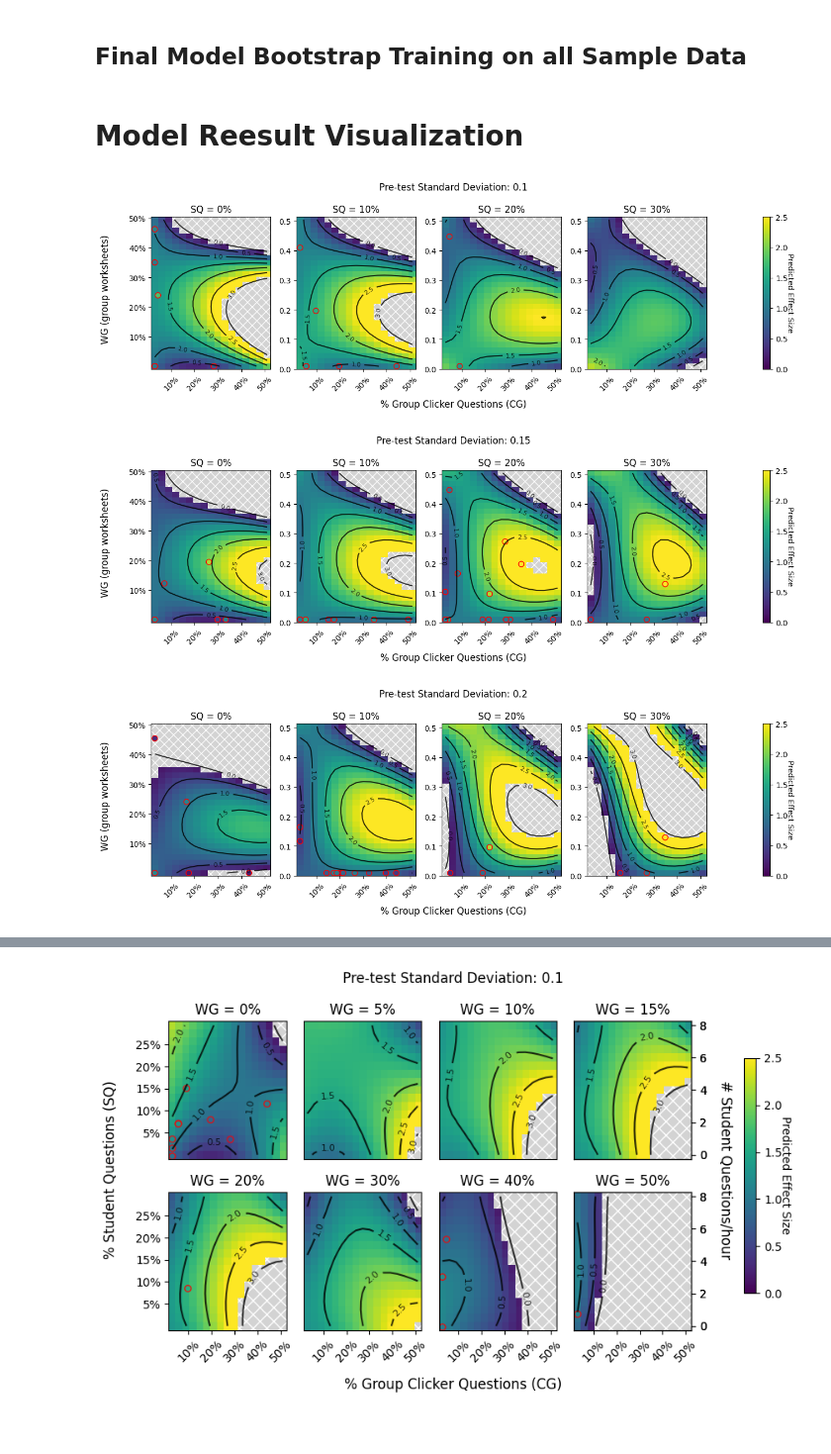
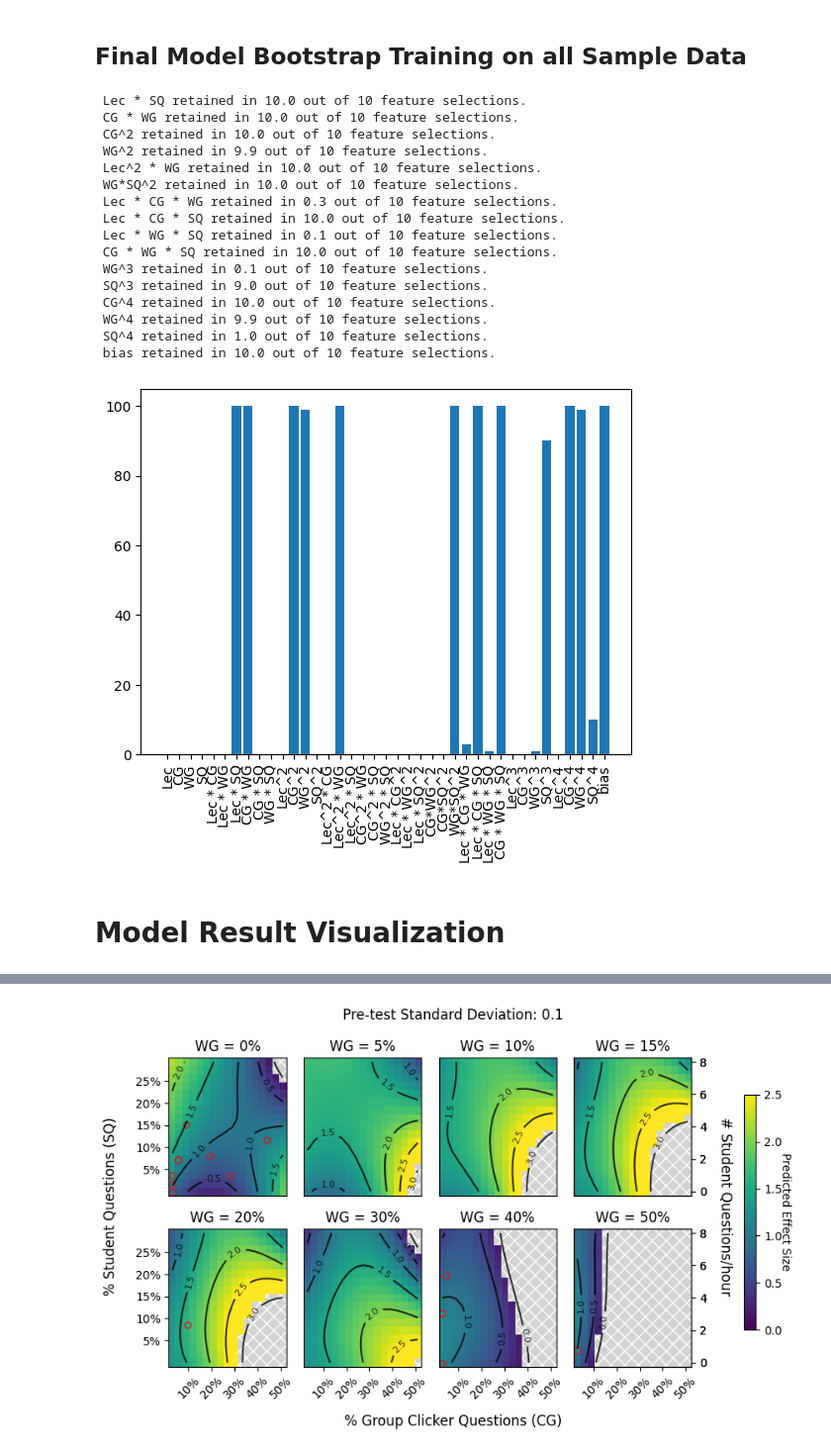
Before and after one commit to oross314/Modeling-Active-Learning-Classrooms, a Jupyter notebook: regression_model.ipynb, the cells around one changed output, grey strips where cells are left out. Shown at 99% size. Drawn from its saved outputs; the diff is of its cells as text; code cells hidden in the pictures; blank space fills up the shorter version.

```diff
--- a/regression_model.ipynb
+++ b/regression_model.ipynb
@@ -188,6 +194,42 @@ def feature_boot(data, target, ES_variance, bootstrap_n = 10, n_fits = 10, ):
 final_weights, final_BICs = feature_boot(data, target, np.sqrt(variance))
 
 final_BIC_weights = BIC_weights(final_BICs)
+# %%
+#plt.hist((final_weights > 0).sum(axis = -1).flatten())
+#(final_weights.reshape(-1, LOO_weights.shape[-1]) > 0).sum(axis = 0)
+labels = ['Lec',  'CG', 'WG', 'SQ', 'Lec * CG', 'Lec * WG', 'Lec * SQ',
+          'CG * WG', 'CG * SQ', 'WG * SQ', 'Lec^2', 'CG^2', 'WG^2', 'SQ^2',
+          'Lec^2 * CG', 'Lec^2 * WG', 'Lec^2 * SQ',
+          'CG^2 * WG', 'CG^2 * SQ', 'WG^2 * SQ', 'Lec * CG^2', 'Lec * WG^2', 'Lec * SQ^2',
+          'CG*WG^2', 'CG*SQ^2', 'WG*SQ^2',
+          'Lec * CG * WG', 'Lec * CG * SQ',
+          'Lec * WG * SQ', 'CG * WG * SQ', 'Lec^3', 'CG^3', 'WG^3', 'SQ^3',
+          'Lec^4', 'CG^4', 'WG^4', 'SQ^4', 'bias']
+times_chosen = (final_weights.reshape(-1, LOO_weights.shape[-1]) > 0).sum(axis = 0)
+plt.bar(range(len(labels)), times_chosen)
+plt.xticks(range(len(labels)), labels, rotation=90)
+
+for i in range(len(times_chosen)):
+    if times_chosen[i] > 0:
+        print(f" {labels[i]} retained in {times_chosen[i]/10} out of 10 feature selections.")
+# %% [output]
+ Lec * SQ retained in 10.0 out of 10 feature selections.
+ CG * WG retained in 10.0 out of 10 feature selections.
+ CG^2 retained in 10.0 out of 10 feature selections.
+ WG^2 retained in 9.9 out of 10 feature selections.
+ Lec^2 * WG retained in 10.0 out of 10 feature selections.
+ WG*SQ^2 retained in 10.0 out of 10 feature selections.
+ Lec * CG * WG retained in 0.3 out of 10 feature selections.
+ Lec * CG * SQ retained in 10.0 out of 10 feature selections.
+ Lec * WG * SQ retained in 0.1 out of 10 feature selections.
+ CG * WG * SQ retained in 10.0 out of 10 feature selections.
+ WG^3 retained in 0.1 out of 10 feature selections.
+ SQ^3 retained in 9.0 out of 10 feature selections.
+ CG^4 retained in 10.0 out of 10 feature selections.
+ WG^4 retained in 9.9 out of 10 feature selections.
+ SQ^4 retained in 1.0 out of 10 feature selections.
+ bias retained in 10.0 out of 10 feature selections.
+[figure, added]
 # %% [markdown]
-# Model Reesult Visualization
+# Model Result Visualization
 # %%
@@ -295,8 +336,0 @@ def flip_heatmaps(data, target, pretest):
-# %%
-pretest = [.1, .15, .2]
-for p in pretest:
-    flip_heatmaps(data, target,p)
-# %% [output]
-[figure, removed]
-[figure, removed]
-[figure, removed]
```
Also changed, not shown: parts of 7 cells of this notebook, 1 other file.
